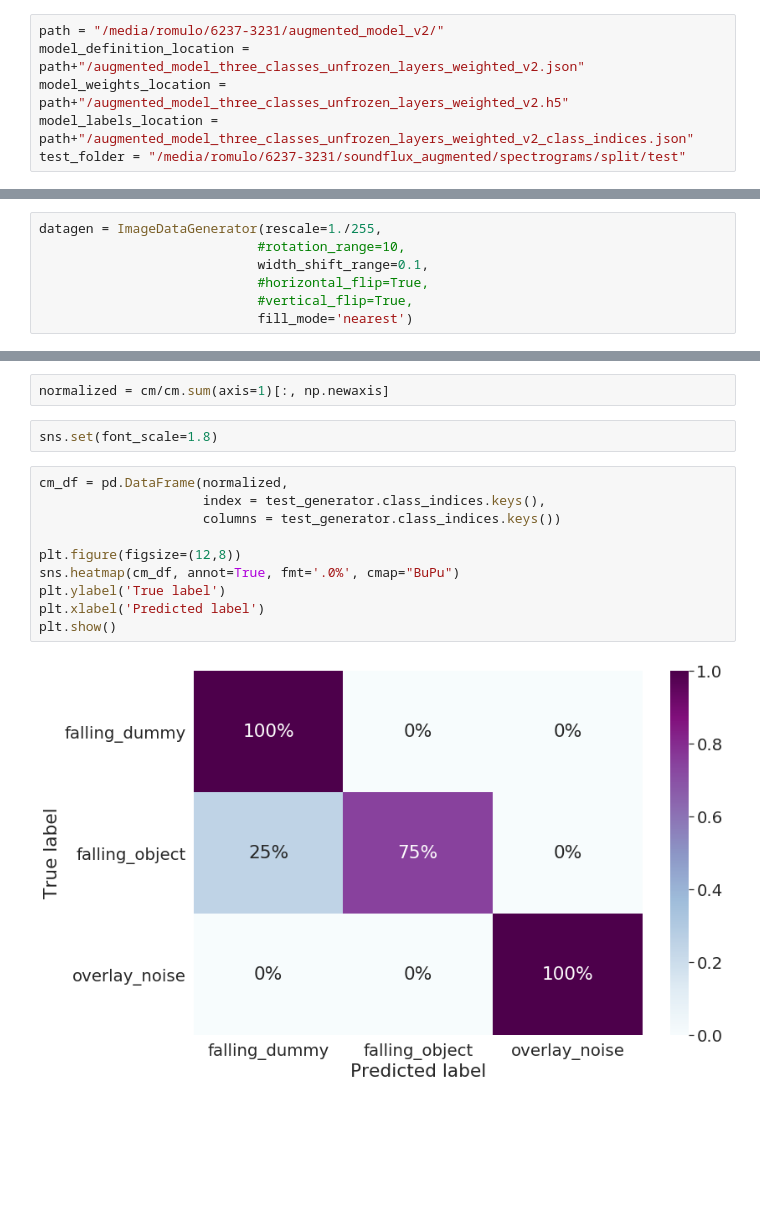
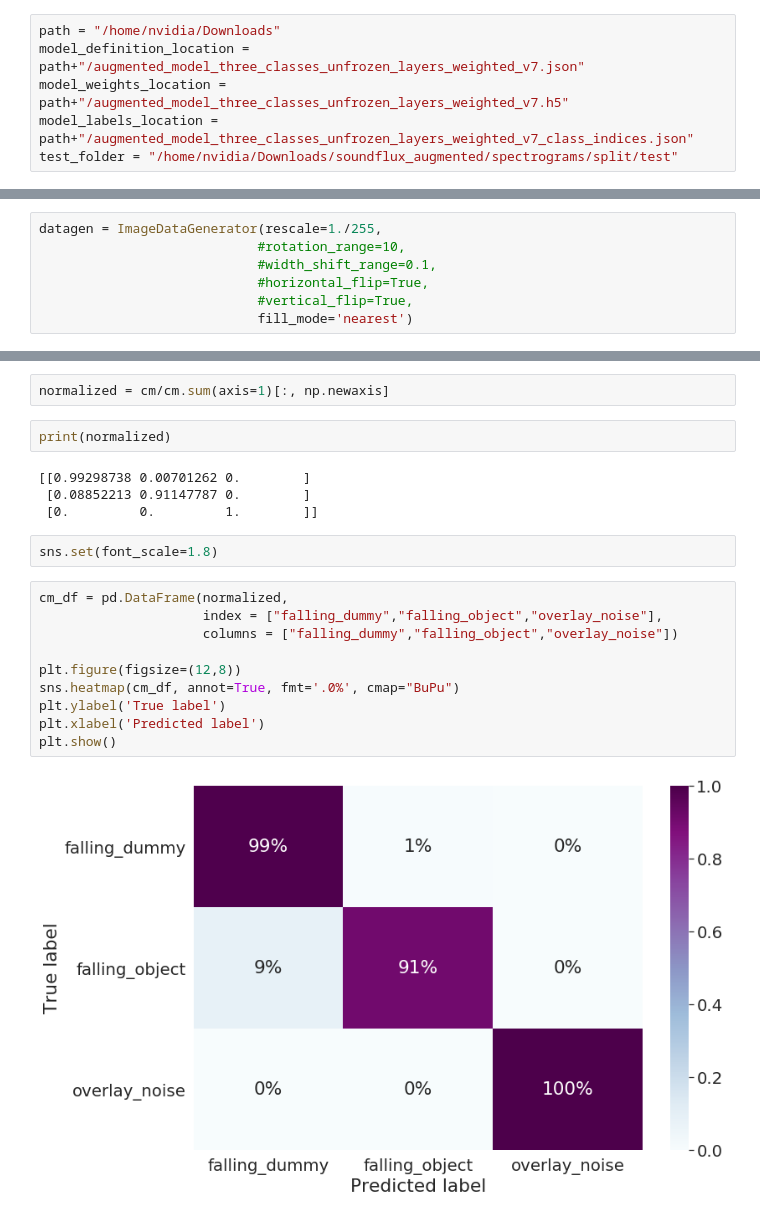
Before and after one commit to romulomanzano/soundflux, a Jupyter notebook: Transfer Learning Notebooks/Evaluating Model V2 Performance - Augmented Dataset.ipynb, the cells around one changed output, grey strips where cells are left out. Saved outputs shown, nothing was run; the diff lists cells and outputs as text; blank space fills up the shorter version.

Commit message:
Changes to support model evaluation against stress test set

```diff
--- a/Transfer Learning Notebooks/Evaluating Model V2 Performance - Augmented Dataset.ipynb
+++ b/Transfer Learning Notebooks/Evaluating Model V2 Performance - Augmented Dataset.ipynb
@@ -28,11 +28,11 @@ approx_fold_size = 1000
 # %% [markdown]
 # Load Model
 # %%
-path = "/media/romulo/6237-3231/augmented_model_v2/"
-model_definition_location = path+"/augmented_model_three_classes_unfrozen_layers_weighted_v2.json"
-model_weights_location = path+"/augmented_model_three_classes_unfrozen_layers_weighted_v2.h5"
-model_labels_location = path+"/augmented_model_three_classes_unfrozen_layers_weighted_v2_class_indices.json"
-test_folder = "/media/romulo/6237-3231/soundflux_augmented/spectrograms/split/test"
+path = "/home/nvidia/Downloads"
+model_definition_location = path+"/augmented_model_three_classes_unfrozen_layers_weighted_v7.json"
+model_weights_location = path+"/augmented_model_three_classes_unfrozen_layers_weighted_v7.h5"
+model_labels_location = path+"/augmented_model_three_classes_unfrozen_layers_weighted_v7_class_indices.json"
+test_folder = "/home/nvidia/Downloads/soundflux_augmented/spectrograms/split/test"
 # %%
 with open(model_definition_location, 'r') as json_file:
     loaded_model_json = json_file.read()
@@ -53,7 +46,7 @@ Please use `rate` instead of `keep_prob`. Rate should be set to `rate = 1 - keep
 # %%
 datagen = ImageDataGenerator(rescale=1./255,
                             #rotation_range=10,
-                            width_shift_range=0.1,
+                            #width_shift_range=0.1,
                             #horizontal_flip=True,
                             #vertical_flip=True,
                             fill_mode='nearest')
@@ -89,18 +86,24 @@ Confusion Matrix
  [   0    0 2930]]
 # %%
 normalized = cm/cm.sum(axis=1)[:, np.newaxis]
+# %%
+print(normalized)
+# %% [output]
+[[0.99298738 0.00701262 0.        ]
+ [0.08852213 0.91147787 0.        ]
+ [0.         0.         1.        ]]
 # %%
 sns.set(font_scale=1.8)
 # %%
 cm_df = pd.DataFrame(normalized,
-                     index = test_generator.class_indices.keys(),
-                     columns = test_generator.class_indices.keys())
+                     index = ["falling_dummy","falling_object","overlay_noise"],
+                     columns = ["falling_dummy","falling_object","overlay_noise"])
 
 plt.figure(figsize=(12,8))
 sns.heatmap(cm_df, annot=True, fmt='.0%', cmap="BuPu")
 plt.ylabel('True label')
 plt.xlabel('Predicted label')
 plt.show()
 # %% [output]
-[figure, old version]
+[figure, new version]
 # %%
```
Also changed, not shown: parts of 6 cells of this notebook, 3 other files.
